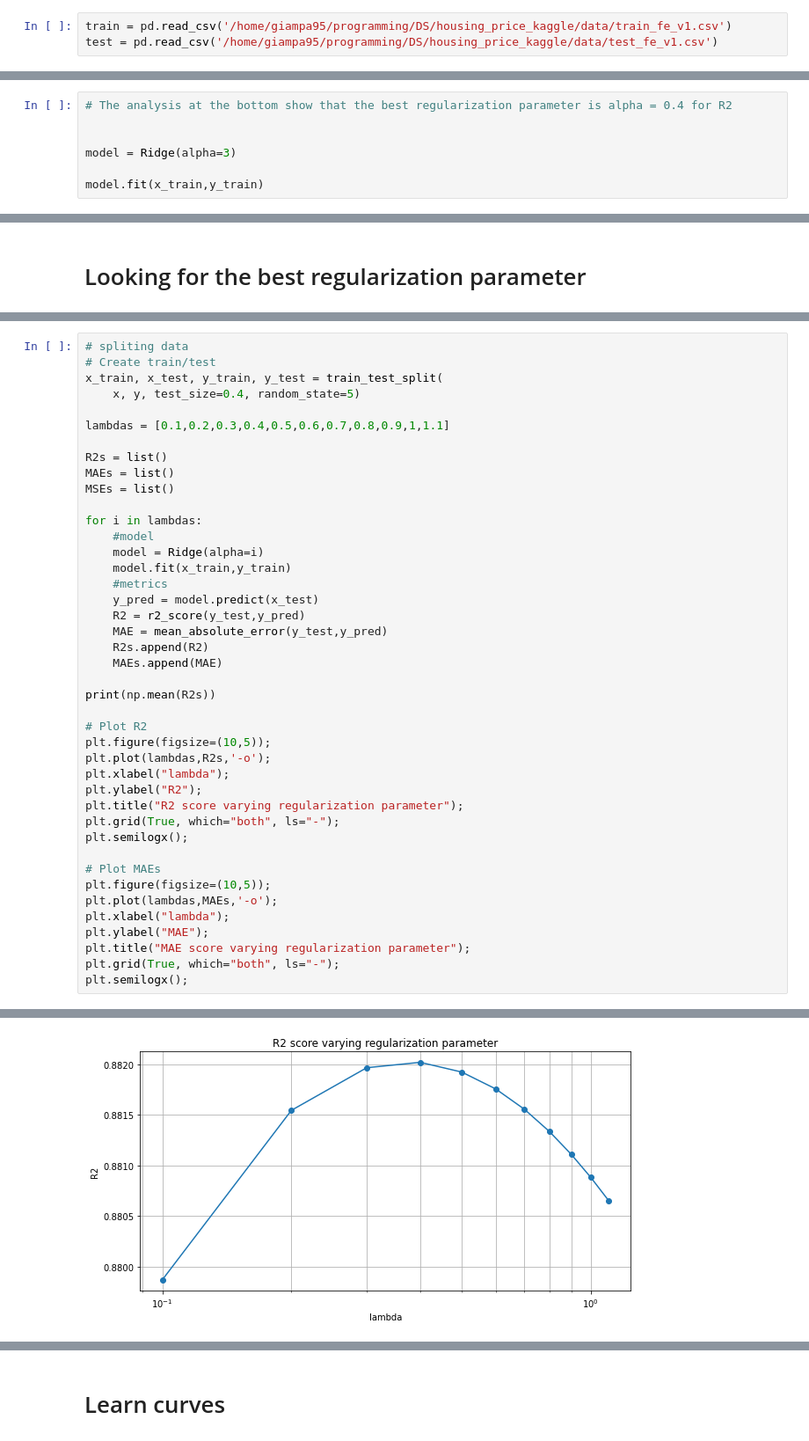
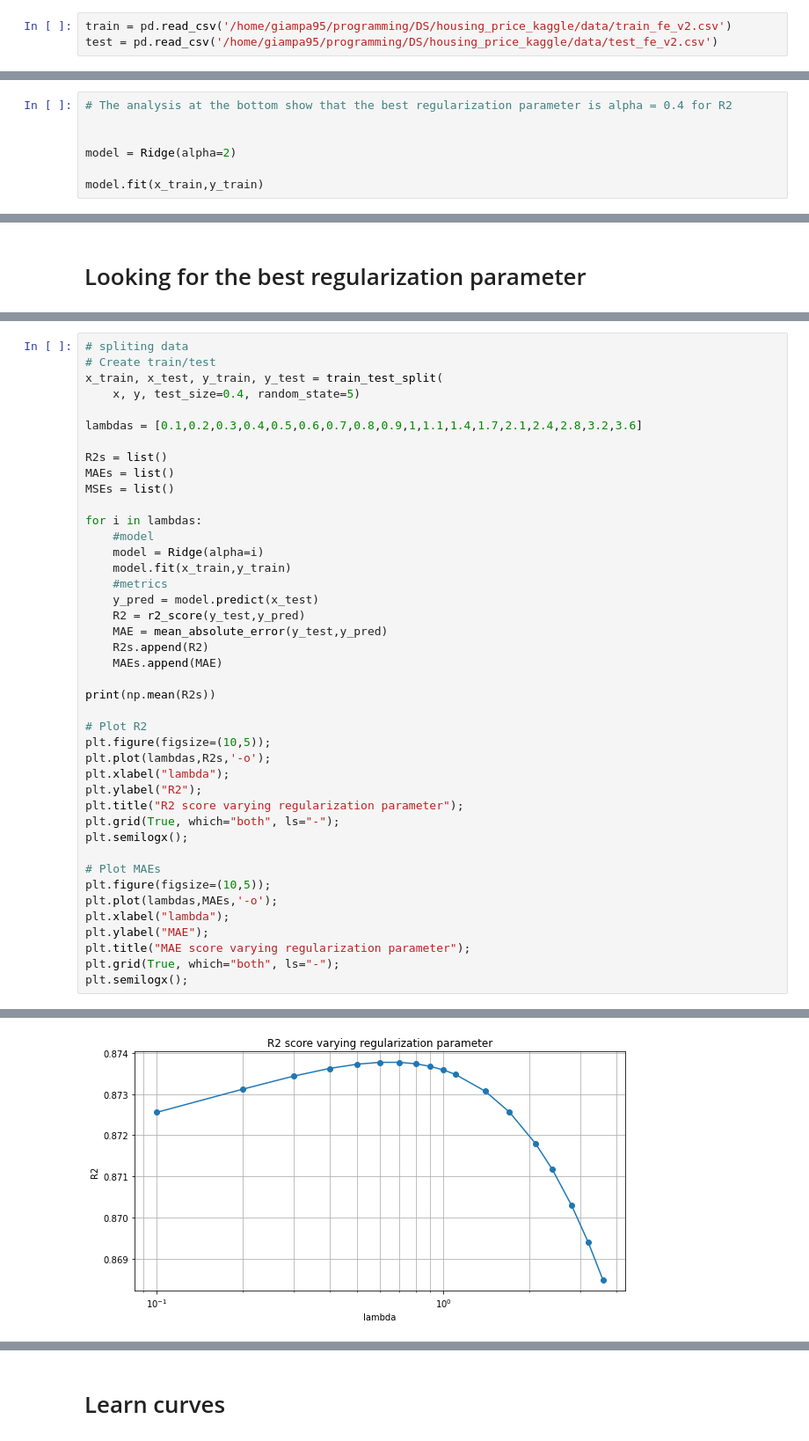
Before and after one commit to giampa-code/housing_price_kaggle, a Jupyter notebook: models/linear_regression_regularization_v1.ipynb, the cells around one changed output, grey strips where cells are left out. Shown at 88% size. Drawn from its saved outputs; the diff is of its cells as text.

```diff
--- a/models/linear_regression_regularization_v1.ipynb
+++ b/models/linear_regression_regularization_v1.ipynb
@@ -14,8 +14,8 @@ from sklearn.model_selection import train_test_split
 from sklearn.metrics import accuracy_score,r2_score,mean_squared_error,mean_absolute_error,auc,roc_curve,confusion_matrix
 from sklearn.linear_model import LinearRegression, Ridge
 # %%
-train = pd.read_csv('/home/giampa95/programming/DS/housing_price_kaggle/data/train_fe_v1.csv')
-test = pd.read_csv('/home/giampa95/programming/DS/housing_price_kaggle/data/test_fe_v1.csv')
+train = pd.read_csv('/home/giampa95/programming/DS/housing_price_kaggle/data/train_fe_v2.csv')
+test = pd.read_csv('/home/giampa95/programming/DS/housing_price_kaggle/data/test_fe_v2.csv')
 # %% [markdown]
 # Fit model
 # %% [markdown]
@@ -46,7 +54,7 @@ x_train, x_test, y_train, y_test = train_test_split(
 # The analysis at the bottom show that the best regularization parameter is alpha = 0.4 for R2
 
 
-model = Ridge(alpha=3)
+model = Ridge(alpha=2)
 
 model.fit(x_train,y_train)
 # %% [output]
@@ -219,7 +227,7 @@ plt.semilogx();
 x_train, x_test, y_train, y_test = train_test_split(
     x, y, test_size=0.4, random_state=5)
 
-lambdas = [0.1,0.2,0.3,0.4,0.5,0.6,0.7,0.8,0.9,1,1.1]
+lambdas = [0.1,0.2,0.3,0.4,0.5,0.6,0.7,0.8,0.9,1,1.1,1.4,1.7,2.1,2.4,2.8,3.2,3.6]
 
 R2s = list()
 MAEs = list()
@@ -260 +268 @@ plt.semilogx();
-[figure, old version]
+[figure, new version]
```
Also changed, not shown: parts of 18 cells of this notebook, 11 other files.
